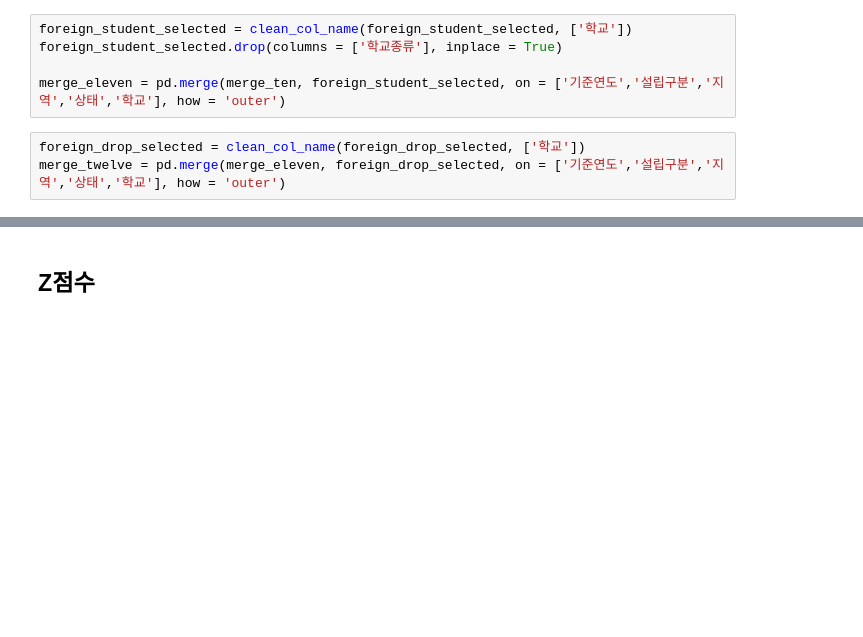
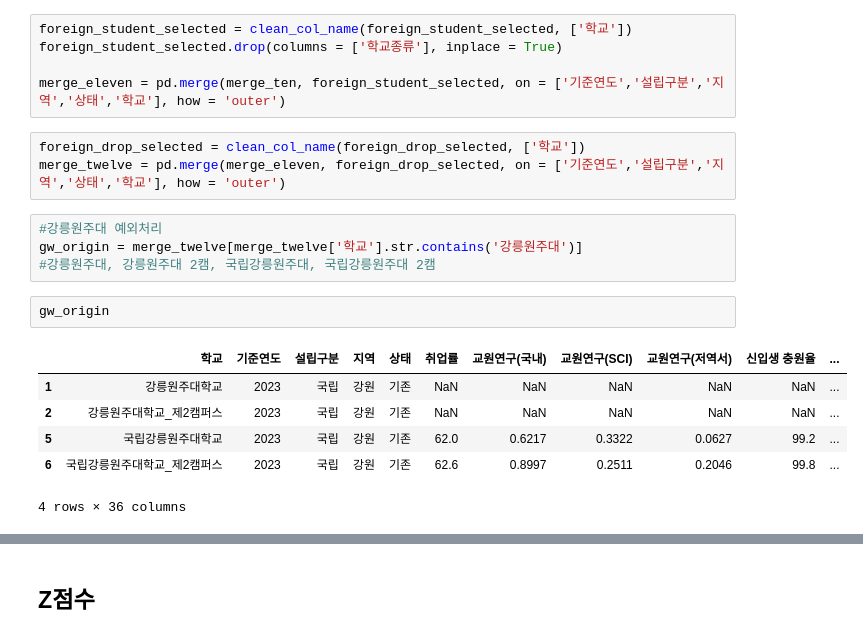
Before and after one commit to YOON00207/Spider_Chart_for_Univ, a Jupyter notebook: 8페이지대학역량측면.ipynb, the cells around one changed output, grey strips where cells are left out. Cells and saved outputs as stored; diff of their text form; blank space fills up the shorter version.

```diff
--- a/8페이지대학역량측면.ipynb
+++ b/8페이지대학역량측면.ipynb
@@ -496,3 +496,16 @@ merge_eleven = pd.merge(merge_ten, foreign_student_selected, on = ['기준연도
 # %%
 foreign_drop_selected = clean_col_name(foreign_drop_selected, ['학교'])
 merge_twelve = pd.merge(merge_eleven, foreign_drop_selected, on = ['기준연도','설립구분','지역','상태','학교'], how = 'outer')
+# %%
+#강릉원주대 예외처리
+gw_origin = merge_twelve[merge_twelve['학교'].str.contains('강릉원주대')]
+#강릉원주대, 강릉원주대 2캠, 국립강릉원주대, 국립강릉원주대 2캠
+# %%
+gw_origin
+# %% [output]
+|  | 학교 | 기준연도 | 설립구분 | 지역 | 상태 | 취업률 | 교원연구(국내) | 교원연구(SCI) | 교원연구(저역서) | 신입생 충원율 | ... |
+| 1 | 강릉원주대학교 | 2023 | 국립 | 강원 | 기존 | NaN | NaN | NaN | NaN | NaN | ... |
+| 2 | 강릉원주대학교_제2캠퍼스 | 2023 | 국립 | 강원 | 기존 | NaN | NaN | NaN | NaN | NaN | ... |
+| 5 | 국립강릉원주대학교 | 2023 | 국립 | 강원 | 기존 | 62.0 | 0.6217 | 0.3322 | 0.0627 | 99.2 | ... |
+| 6 | 국립강릉원주대학교_제2캠퍼스 | 2023 | 국립 | 강원 | 기존 | 62.6 | 0.8997 | 0.2511 | 0.2046 | 99.8 | ... |
+4 rows × 36 columns
```
Also changed, not shown: parts of 6 cells of this notebook, 3 other files.
